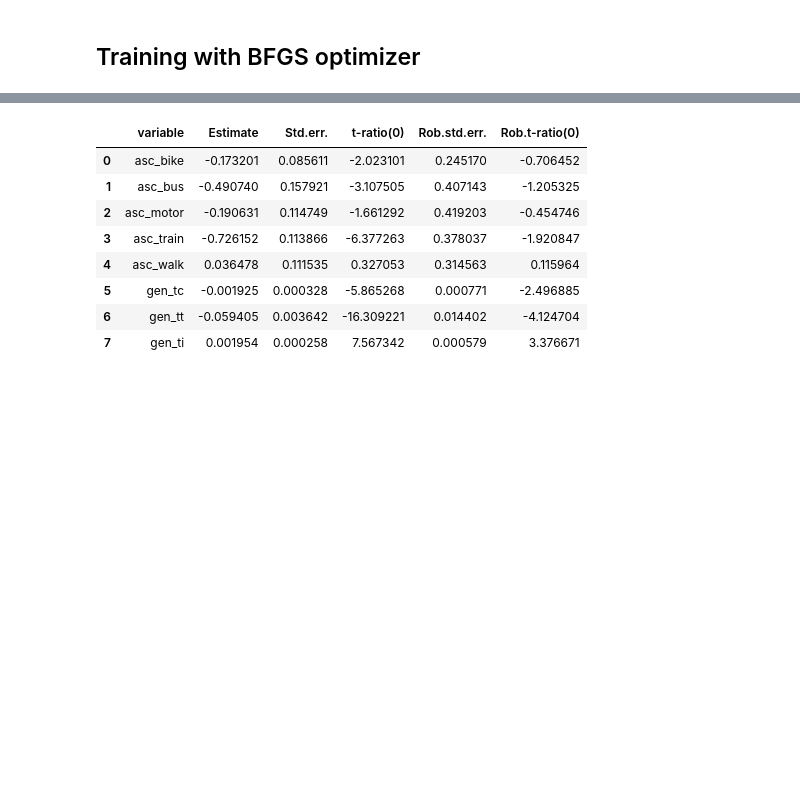
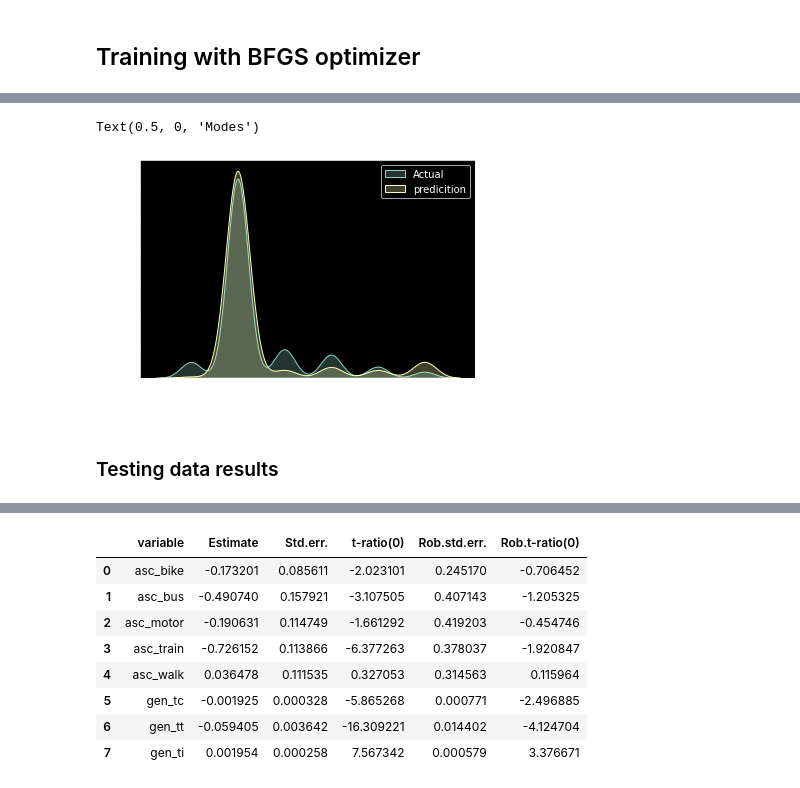
Before and after one commit to Obliquedbishop/CG_based_DCMs, a Jupyter notebook: discrete_choice_model.ipynb, the cells around one changed output, grey strips where cells are left out. Drawn from its saved outputs; the diff is of its cells as text; code cells hidden in the pictures; blank space fills up the shorter version.

```diff
--- a/discrete_choice_model.ipynb
+++ b/discrete_choice_model.ipynb
@@ -528,2 +447,16 @@ def loss(true_y, utilities, avail_vals):
+# %%
+def predict(x_name, x_val, params, avail_vals, alt_spec_vars=True, ind_spec_vars_list=None):
+    """
+    Returns the final probabilites and mode predictions
+    """
+    utils = utilities(x_name, x_val, params, alt_spec_vars=True, ind_spec_vars_list=ind_spec_vars_list)
+    initial_probs = tf.nn.softmax(utils)
+    masked_probs = initial_probs*tf.transpose(avail_vals)
+    final_probs = tf.divide(masked_probs,
+                            tf.reshape((tf.reduce_sum(masked_probs, axis=-1) + tf.keras.backend.epsilon()),
+                                       [-1, 1])
+                           )
+
+    return final_probs, tf.argmax(final_probs, axis=1)
 # %% [markdown]
 ## Training with BFGS optimizer
@@ -561,0 +573,10 @@ Number of iterations: 16
+# %%
+sns.kdeplot(y_train, fill=True, label='Actual')
+sns.kdeplot(y_pred_train, fill=True, label='predicition')
+plt.legend()
+plt.xlabel('Modes')
+# %% [output]
+Text(0.5, 0, 'Modes')
+[figure, added]
+# %% [markdown]
+### Testing data results
```
Also changed, not shown: parts of 53 cells of this notebook, 3 other files.
